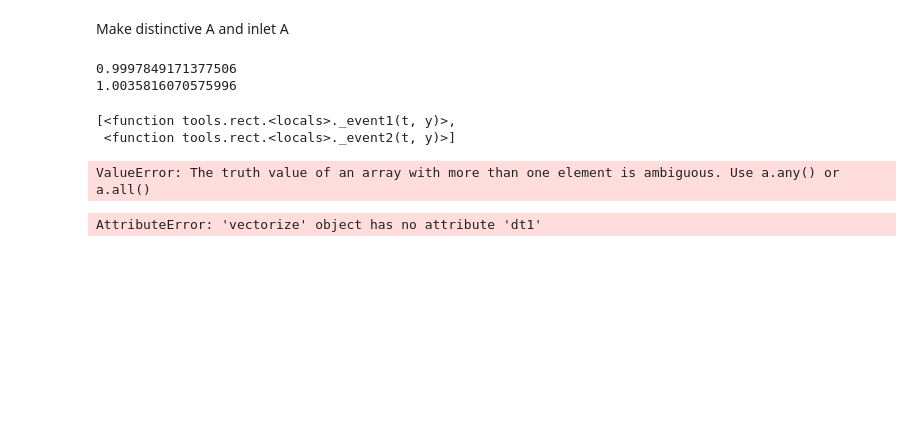
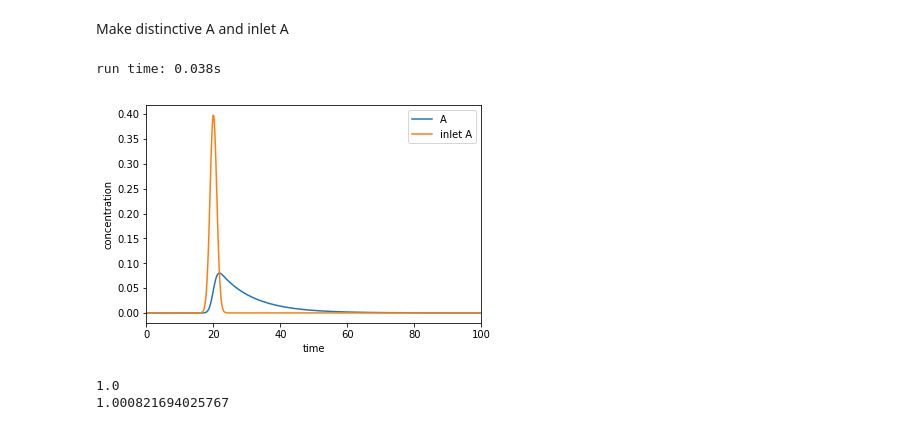
Before and after one commit to dorox/react, a Jupyter notebook: CSTR.ipynb, the cells around one changed output. Drawn from its saved outputs; the diff is of its cells as text; code cells hidden in the pictures; blank space fills up the shorter version.

```diff
--- a/CSTR.ipynb
+++ b/CSTR.ipynb
@@ -18,26 +18,14 @@ r.run()
+# %%
+_=r.run()
+# %% [output]
+run time: 0.038s
+[figure, added]
 # %%
-print(np.trapz([r.initial_values['A'](t) for t in r.solution['t']], r.solution['t']))
+print(np.trapz([r.initial_values['A'](t) for t in np.arange(0,100,0.01)],np.arange(0,100,0.01)))
 print(np.trapz(r.solution['A'], r.solution['t']))
 # %% [output]
-0.9997849171377506
-1.0035816070575996
+1.0
+1.000821694025767
-# %%
-r.events
-# %% [output]
-[<function tools.rect.<locals>._event1(t, y)>,
- <function tools.rect.<locals>._event2(t, y)>]
-# %%
-t = np.linspace(0,100, 1000)
-A = r.initial_values['A'](t)
-tr = tools.triangle()
-y = [tr(x) for x in t]
-p.plot(t,y)
-# %% [output]
-ValueError: The truth value of an array with more than one element is ambiguous. Use a.any() or a.all()
-# %%
-r.initial_values['A']
-# %% [output]
-AttributeError: 'vectorize' object has no attribute 'dt1'
 # %%
 c = models.Chemistry()
 c.reaction('A=>B', k=0.1)
```
Also changed, not shown: parts of 21 cells of this notebook, 6 other files.
